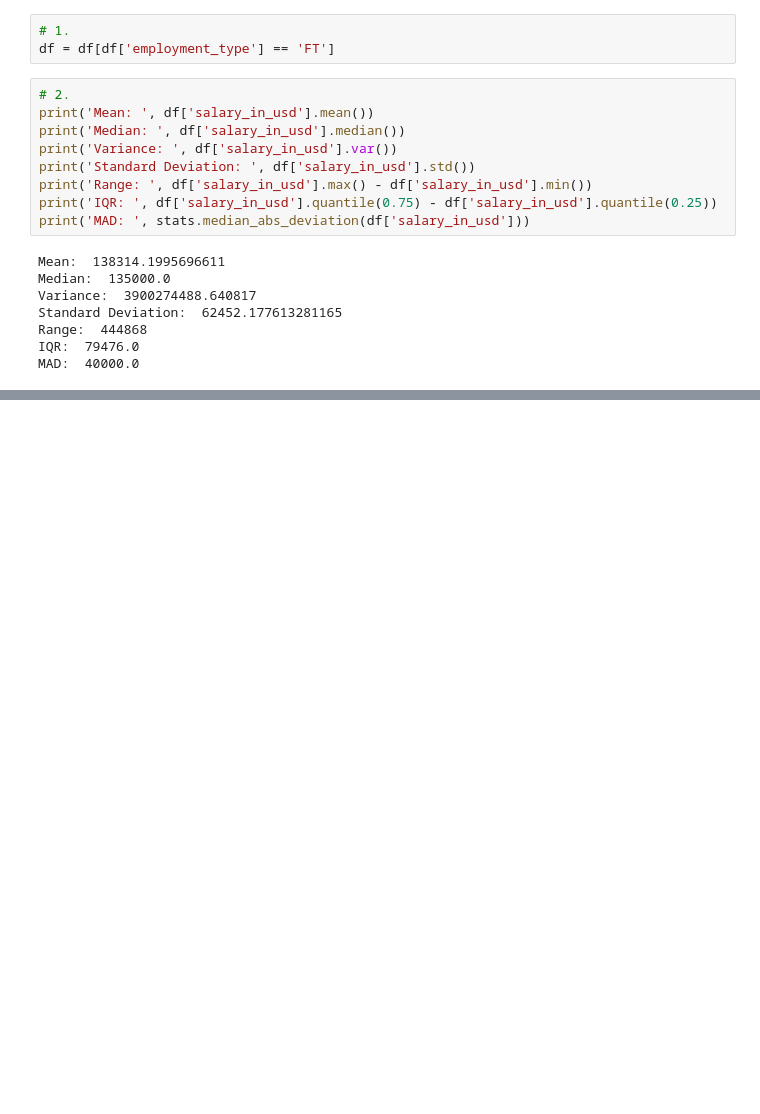
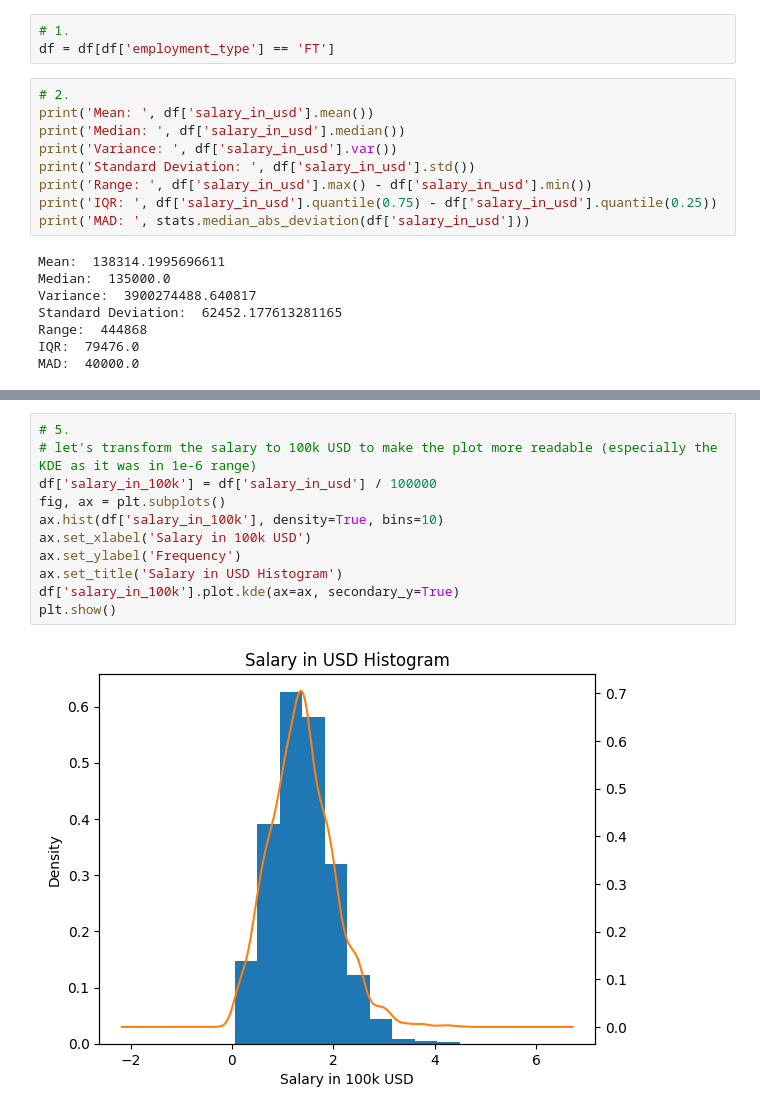
Before and after one commit to deniskristak/data-science-salaries, a Jupyter notebook: basic_analysis.ipynb, the cells around one changed output, grey strips where cells are left out. Saved outputs shown, nothing was run; the diff lists cells and outputs as text; blank space fills up the shorter version.

```diff
--- a/basic_analysis.ipynb
+++ b/basic_analysis.ipynb
@@ -55,0 +116,13 @@ MAD:  40000.0
+# %%
+# 5.
+# let's transform the salary to 100k USD to make the plot more readable (especially the KDE as it was in 1e-6 range)
+df['salary_in_100k'] = df['salary_in_usd'] / 100000
+fig, ax = plt.subplots()
+ax.hist(df['salary_in_100k'], density=True, bins=10)
+ax.set_xlabel('Salary in 100k USD')
+ax.set_ylabel('Frequency')
+ax.set_title('Salary in USD Histogram')
+df['salary_in_100k'].plot.kde(ax=ax, secondary_y=True)
+plt.show()
+# %% [output]
+[figure, added]
```
Also changed, not shown: parts of 21 cells of this notebook, 2 other files.
